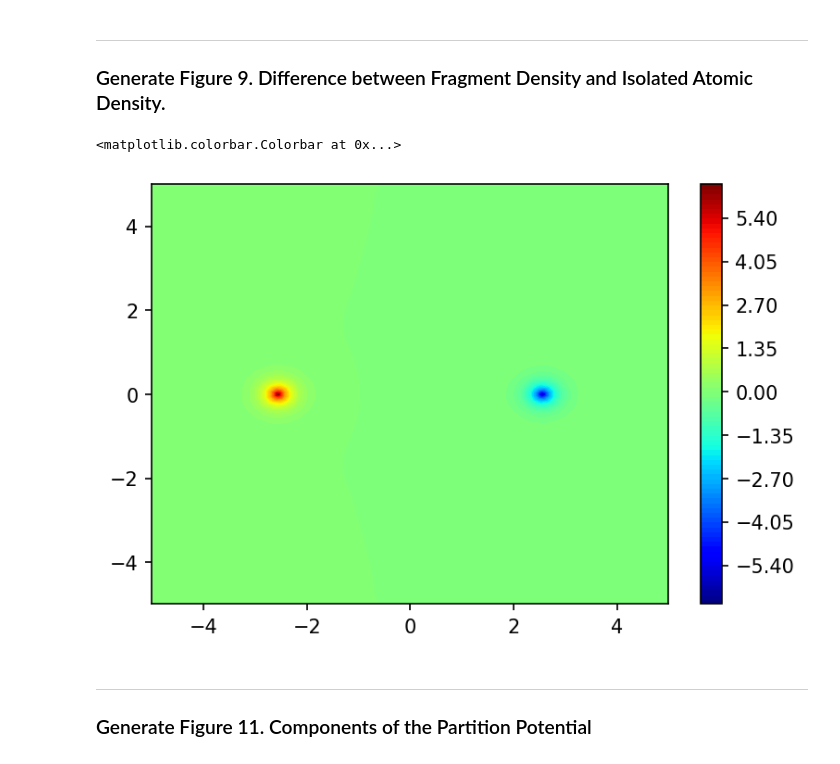
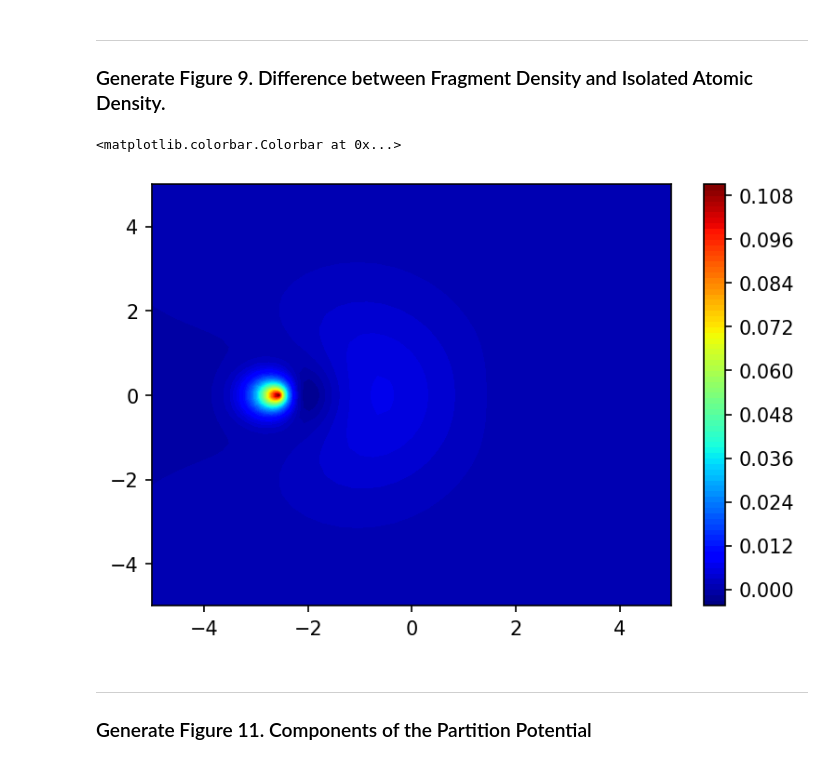
Before and after one commit to wasserman-group/Papers, a Jupyter notebook: 2014/JPC_2014_Nafziger/PDFT_Calculations_Li2.ipynb, the cells around one changed output. Cells and saved outputs as stored; diff of their text form; code cells hidden in the pictures.

```diff
--- a/2014/JPC_2014_Nafziger/PDFT_Calculations_Li2.ipynb
+++ b/2014/JPC_2014_Nafziger/PDFT_Calculations_Li2.ipynb
@@ -33,8 +36,8 @@ optKS = {
 
 #Grid Options
 NP = 7 #Number of points per block
-NM =  [4,4] #Number of blocks [angular, radial]
-L = np.arccosh(15./a) #Maximum radial coordinate value
+NM =  [6,6] #Number of blocks [angular, radial]
+L = np.arcsinh(15./a) #Maximum radial coordinate value
 loc = np.array(range(-4,5)) #Non inclusive on upper bound
 
 #Create and initialize grid object
@@ -95,10 +98,20 @@ nu_b = 1
 Nmo_m = [[3,3]]
 N_m   = [[3,3]]
 
+#Grid Options
+NP = 7 #Number of points per block
+NM =  [6,6] #Number of blocks [angular, radial]
+L = np.arccosh(15./a) #Maximum radial coordinate value
+loc = np.array(range(-4,5)) #Non inclusive on upper bound
+grid = Psgrid(NP, NM, a, L, loc)
+grid.initialize()
+
+
 
 #Initialize required objects. And make calculation in isolated fragments for initial guess.
 
 part = Partition(grid, Za, Zb, pol, Nmo_a, N_a, nu_a, Nmo_b, N_b, nu_b, { "kinetic_part_type" : 'inversion',
+                                                                          "vp_calc_type"      : "component",
                                                                           "ab_sym"            : True,
                                                                           "ens_spin_sym"      : True,})
 
@@ -106,13 +119,13 @@ part = Partition(grid, Za, Zb, pol, Nmo_a, N_a, nu_a, Nmo_b, N_b, nu_b, { "kinet
 mol_solver = Pssolver(grid, Nmo_m, N_m)
 part.inverter = Inverter(grid, mol_solver, {"invert_type"     : "orbitalinvert",
                                             "tol_invert"      : 1e-10,
-                                            "max_iter_invert" : 40,
+                                            "max_iter_invert" : 100,
                                             "disp"            : False,
                                             "ab_sym"          : True,
                                             "ens_spin_sym"    : True,})
 
 part.optPartition.isolated = True
-part.scf({"disp"  : True,
+part.scf({"disp"  : False,
           "alpha" : [0.6],
           "e_tol" : 1e-12})
 
@@ -126,8 +139,8 @@ part.optPartition.isolated   = False
 
 part.scf({"disp"       : True,
           "alpha"      : [0.6],
-          "max_iter"   : 50,
-          "e_tol"      : 1e-10,
+          "max_iter"   : 200,
+          "e_tol"      : 1e-9,
           "continuing" : True})
 
 #Store full densities under the presence of vp.
@@ -188,18 +186,18 @@ plt.colorbar()
 ---
 ### Generate Figure 9. Difference between Fragment Density and Isolated Atomic Density.
 # %%
-D_grid, x, y = grid.plotter(Isolated_D)
-D_vp_grid, _, _ = grid.plotter(Da_vp)
+D_grid, x, y = grid.plotter(Isolated_D/2)
+D_vp_grid, _, _ = grid.plotter(part.KSa.n[:,0])
 
 fig = plt.figure(dpi=150)
-plt.contourf(x,y, D_grid - D_vp_grid, levels=100, cmap="jet")
+plt.contourf(x,y, D_vp_grid - D_grid, levels=100, cmap="jet")
 plt.xlim([-5,5])
 plt.ylim([-5,5])
 plt.colorbar()
 # plt.show()
 # %% [output]
 <matplotlib.colorbar.Colorbar at 0x...>
-[figure, old version]
+[figure, new version]
 # %% [markdown]
 ---
 ### Generate Figure 11. Components of the Partition Potential
```
Also changed, not shown: parts of 9 cells of this notebook.
